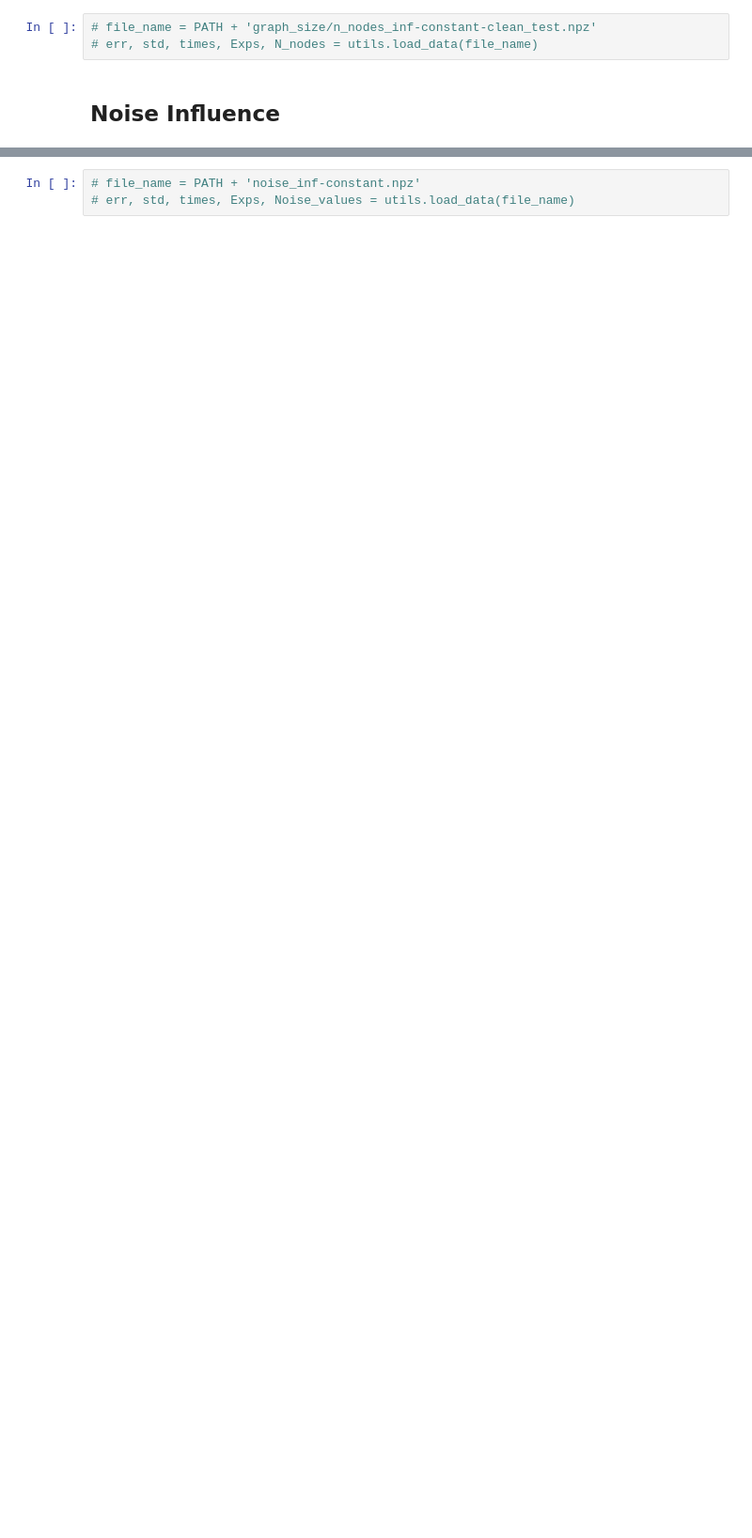
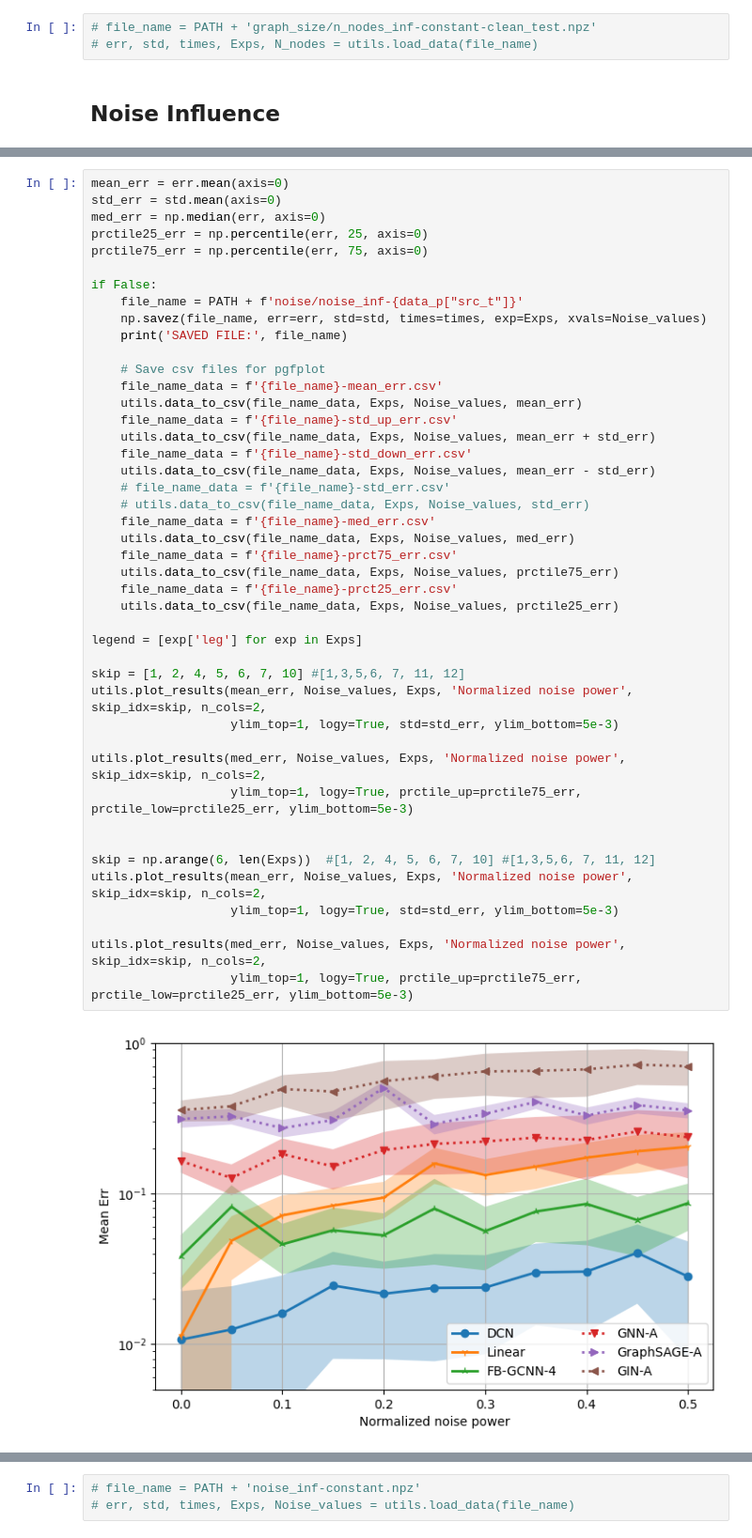
Before and after one commit to reysam93/dag_conv_nn, a Jupyter notebook: diffusion_learning.ipynb, the cells around one changed output, grey strips where cells are left out. Shown at 94% size. Drawn from its saved outputs; the diff is of its cells as text; blank space fills up the shorter version.

```diff
--- a/diffusion_learning.ipynb
+++ b/diffusion_learning.ipynb
@@ -1011,0 +1049,46 @@ def influence_noise(d_dat_p, d_arc_p, d_mod_p, Noise_values, exps, noisy_test=Fa
+# %%
+mean_err = err.mean(axis=0)
+std_err = std.mean(axis=0)
+med_err = np.median(err, axis=0)
+prctile25_err = np.percentile(err, 25, axis=0)
+prctile75_err = np.percentile(err, 75, axis=0)
+
+if False:
+    file_name = PATH + f'noise/noise_inf-{data_p["src_t"]}'
+    np.savez(file_name, err=err, std=std, times=times, exp=Exps, xvals=Noise_values)
+    print('SAVED FILE:', file_name)
+
+    # Save csv files for pgfplot
+    file_name_data = f'{file_name}-mean_err.csv'
+    utils.data_to_csv(file_name_data, Exps, Noise_values, mean_err)
+    file_name_data = f'{file_name}-std_up_err.csv'
+    utils.data_to_csv(file_name_data, Exps, Noise_values, mean_err + std_err)
+    file_name_data = f'{file_name}-std_down_err.csv'
+    utils.data_to_csv(file_name_data, Exps, Noise_values, mean_err - std_err)
+    # file_name_data = f'{file_name}-std_err.csv'
+    # utils.data_to_csv(file_name_data, Exps, Noise_values, std_err)
+    file_name_data = f'{file_name}-med_err.csv'
+    utils.data_to_csv(file_name_data, Exps, Noise_values, med_err)
+    file_name_data = f'{file_name}-prct75_err.csv'
+    utils.data_to_csv(file_name_data, Exps, Noise_values, prctile75_err)
+    file_name_data = f'{file_name}-prct25_err.csv'
+    utils.data_to_csv(file_name_data, Exps, Noise_values, prctile25_err)
+
+legend = [exp['leg'] for exp in Exps]
+
+skip = [1, 2, 4, 5, 6, 7, 10] #[1,3,5,6, 7, 11, 12]
+utils.plot_results(mean_err, Noise_values, Exps, 'Normalized noise power', skip_idx=skip, n_cols=2,
+                   ylim_top=1, logy=True, std=std_err, ylim_bottom=5e-3)
+
+utils.plot_results(med_err, Noise_values, Exps, 'Normalized noise power', skip_idx=skip, n_cols=2,
+                   ylim_top=1, logy=True, prctile_up=prctile75_err, prctile_low=prctile25_err, ylim_bottom=5e-3)
+
+
+skip = np.arange(6, len(Exps))  #[1, 2, 4, 5, 6, 7, 10] #[1,3,5,6, 7, 11, 12]
+utils.plot_results(mean_err, Noise_values, Exps, 'Normalized noise power', skip_idx=skip, n_cols=2,
+                   ylim_top=1, logy=True, std=std_err, ylim_bottom=5e-3)
+
+utils.plot_results(med_err, Noise_values, Exps, 'Normalized noise power', skip_idx=skip, n_cols=2,
+                   ylim_top=1, logy=True, prctile_up=prctile75_err, prctile_low=prctile25_err, ylim_bottom=5e-3)
+# %% [output]
+[figure, added]
```
Also changed, not shown: parts of 29 cells of this notebook, 2 other files.
